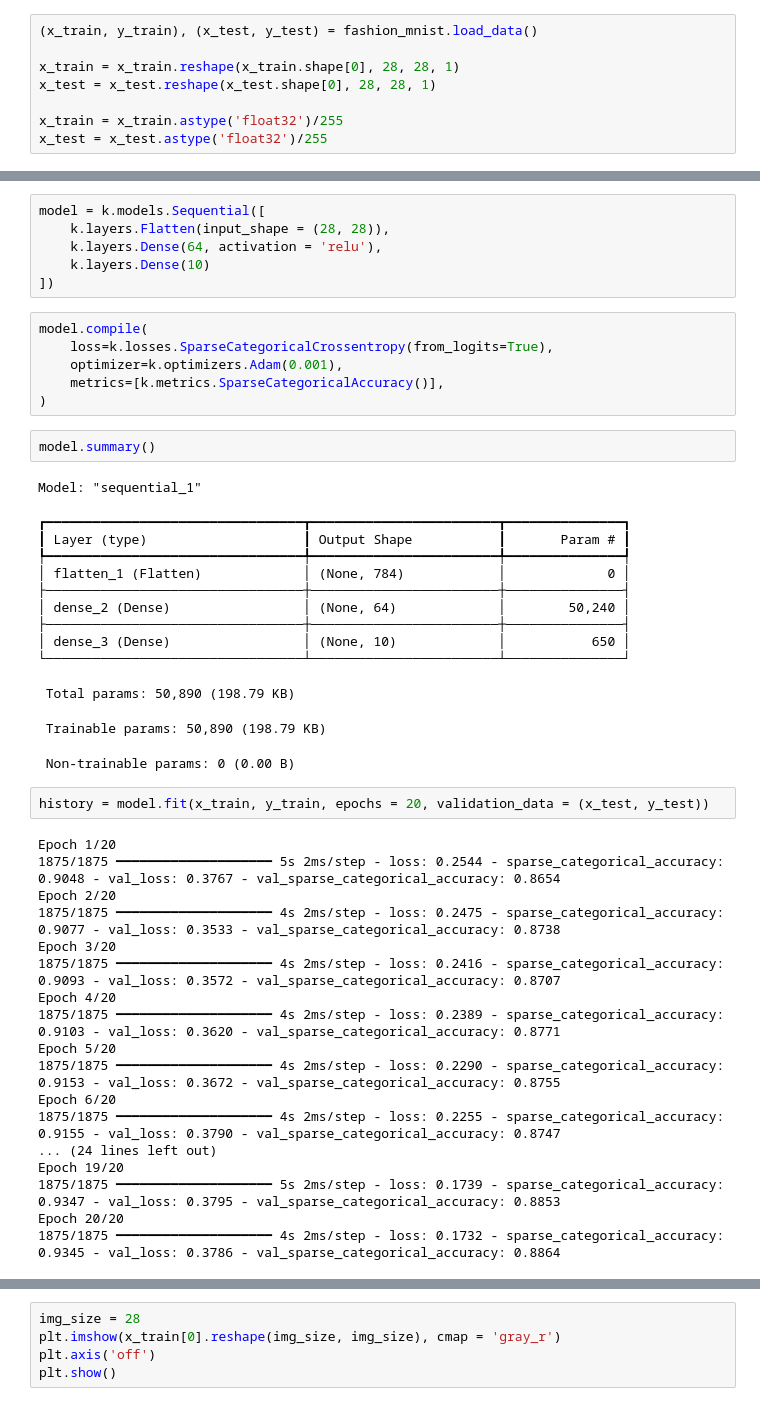
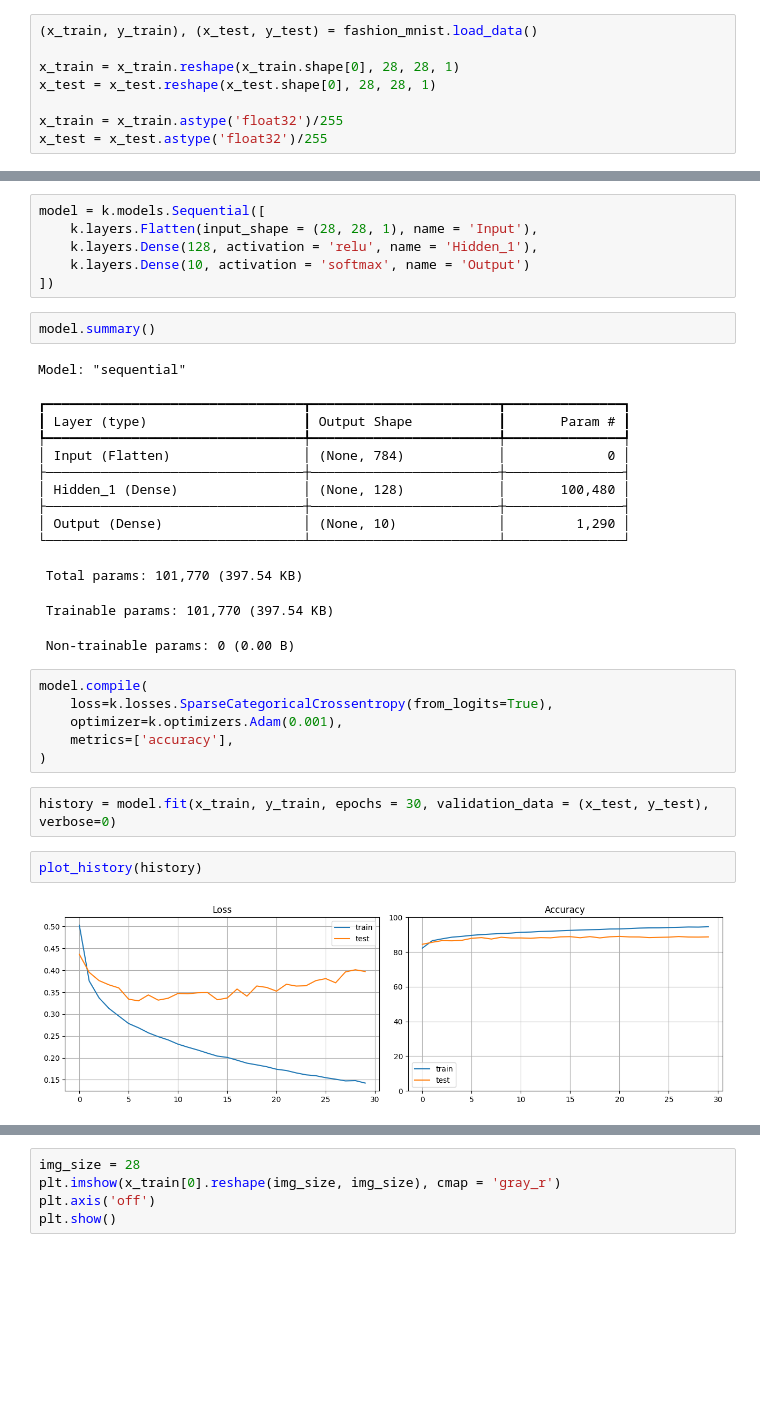
Before and after one commit to tarsweb-Python-GOIT/DS-HW, a Jupyter notebook: HW-09.ipynb, the cells around one changed output, grey strips where cells are left out. Saved outputs shown, nothing was run; the diff lists cells and outputs as text; blank space fills up the shorter version.

Commit message:
change model

```diff
--- a/HW-09.ipynb
+++ b/HW-09.ipynb
@@ -17,48 +47,34 @@ x_test = x_test.astype('float32')/255
 # %%
 model = k.models.Sequential([
-    k.layers.Flatten(input_shape = (28, 28)),
-    k.layers.Dense(64, activation = 'relu'),
-    k.layers.Dense(10)
+    k.layers.Flatten(input_shape = (28, 28, 1), name = 'Input'),
+    k.layers.Dense(128, activation = 'relu', name = 'Hidden_1'),
+    k.layers.Dense(10, activation = 'softmax', name = 'Output')
 ])
-# %%
-model.compile(
-    loss=k.losses.SparseCategoricalCrossentropy(from_logits=True),
-    optimizer=k.optimizers.Adam(0.001),
-    metrics=[k.metrics.SparseCategoricalAccuracy()],
-)
 # %%
 model.summary()
 # %% [output]
-Model: "sequential_1"
+Model: "sequential"
 ┏━━━━━━━━━━━━━━━━━━━━━━━━━━━━━━━━━┳━━━━━━━━━━━━━━━━━━━━━━━━┳━━━━━━━━━━━━━━━┓
 ┃ Layer (type)                    ┃ Output Shape           ┃       Param # ┃
 ┡━━━━━━━━━━━━━━━━━━━━━━━━━━━━━━━━━╇━━━━━━━━━━━━━━━━━━━━━━━━╇━━━━━━━━━━━━━━━┩
-│ flatten_1 (Flatten)             │ (None, 784)            │             0 │
+│ Input (Flatten)                 │ (None, 784)            │             0 │
 ├─────────────────────────────────┼────────────────────────┼───────────────┤
-│ dense_2 (Dense)                 │ (None, 64)             │        50,240 │
+│ Hidden_1 (Dense)                │ (None, 128)            │       100,480 │
 ├─────────────────────────────────┼────────────────────────┼───────────────┤
-│ dense_3 (Dense)                 │ (None, 10)             │           650 │
+│ Output (Dense)                  │ (None, 10)             │         1,290 │
 └─────────────────────────────────┴────────────────────────┴───────────────┘
- Total params: 50,890 (198.79 KB)
+ Total params: 101,770 (397.54 KB)
- Trainable params: 50,890 (198.79 KB)
+ Trainable params: 101,770 (397.54 KB)
  Non-trainable params: 0 (0.00 B)
+# %%
+model.compile(
+    loss=k.losses.SparseCategoricalCrossentropy(from_logits=True),
+    optimizer=k.optimizers.Adam(0.001),
+    metrics=['accuracy'],
+)
 # %%
-history = model.fit(x_train, y_train, epochs = 20, validation_data = (x_test, y_test))
+history = model.fit(x_train, y_train, epochs = 30, validation_data = (x_test, y_test), verbose=0)
-# %% [output]
-Epoch 1/20
-1875/1875 ━━━━━━━━━━━━━━━━━━━━ 5s 2ms/step - loss: 0.2544 - sparse_categorical_accuracy: 0.9048 - val_loss: 0.3767 - val_sparse_categorical_accuracy: 0.8654
-Epoch 2/20
-1875/1875 ━━━━━━━━━━━━━━━━━━━━ 4s 2ms/step - loss: 0.2475 - sparse_categorical_accuracy: 0.9077 - val_loss: 0.3533 - val_sparse_categorical_accuracy: 0.8738
-Epoch 3/20
-1875/1875 ━━━━━━━━━━━━━━━━━━━━ 4s 2ms/step - loss: 0.2416 - sparse_categorical_accuracy: 0.9093 - val_loss: 0.3572 - val_sparse_categorical_accuracy: 0.8707
-Epoch 4/20
-1875/1875 ━━━━━━━━━━━━━━━━━━━━ 4s 2ms/step - loss: 0.2389 - sparse_categorical_accuracy: 0.9103 - val_loss: 0.3620 - val_sparse_categorical_accuracy: 0.8771
-Epoch 5/20
-1875/1875 ━━━━━━━━━━━━━━━━━━━━ 4s 2ms/step - loss: 0.2290 - sparse_categorical_accuracy: 0.9153 - val_loss: 0.3672 - val_sparse_categorical_accuracy: 0.8755
-Epoch 6/20
-1875/1875 ━━━━━━━━━━━━━━━━━━━━ 4s 2ms/step - loss: 0.2255 - sparse_categorical_accuracy: 0.9155 - val_loss: 0.3790 - val_sparse_categorical_accuracy: 0.8747
-... (24 lines left out)
-Epoch 19/20
-1875/1875 ━━━━━━━━━━━━━━━━━━━━ 5s 2ms/step - loss: 0.1739 - sparse_categorical_accuracy: 0.9347 - val_loss: 0.3795 - val_sparse_categorical_accuracy: 0.8853
-Epoch 20/20
-1875/1875 ━━━━━━━━━━━━━━━━━━━━ 4s 2ms/step - loss: 0.1732 - sparse_categorical_accuracy: 0.9345 - val_loss: 0.3786 - val_sparse_categorical_accuracy: 0.8864
+# %%
+plot_history(history)
+# %% [output]
+[figure, added]
```
Also changed, not shown: parts of 25 cells of this notebook.
